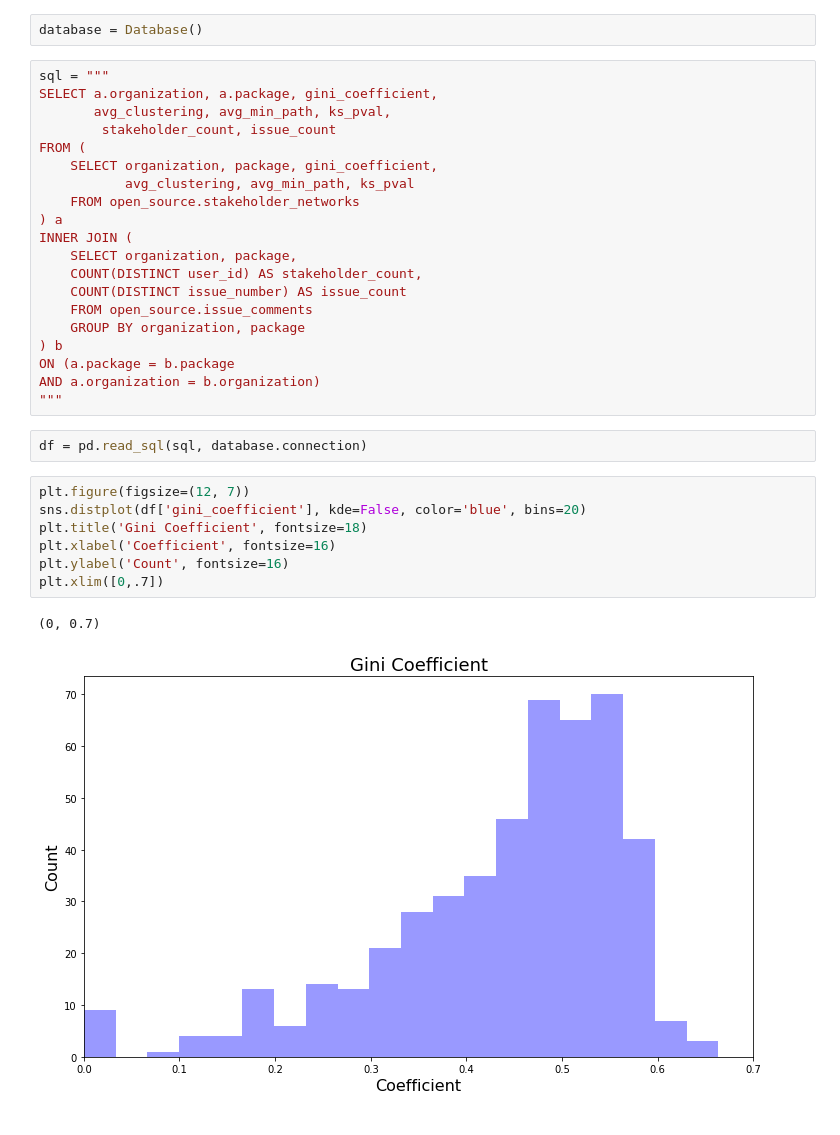
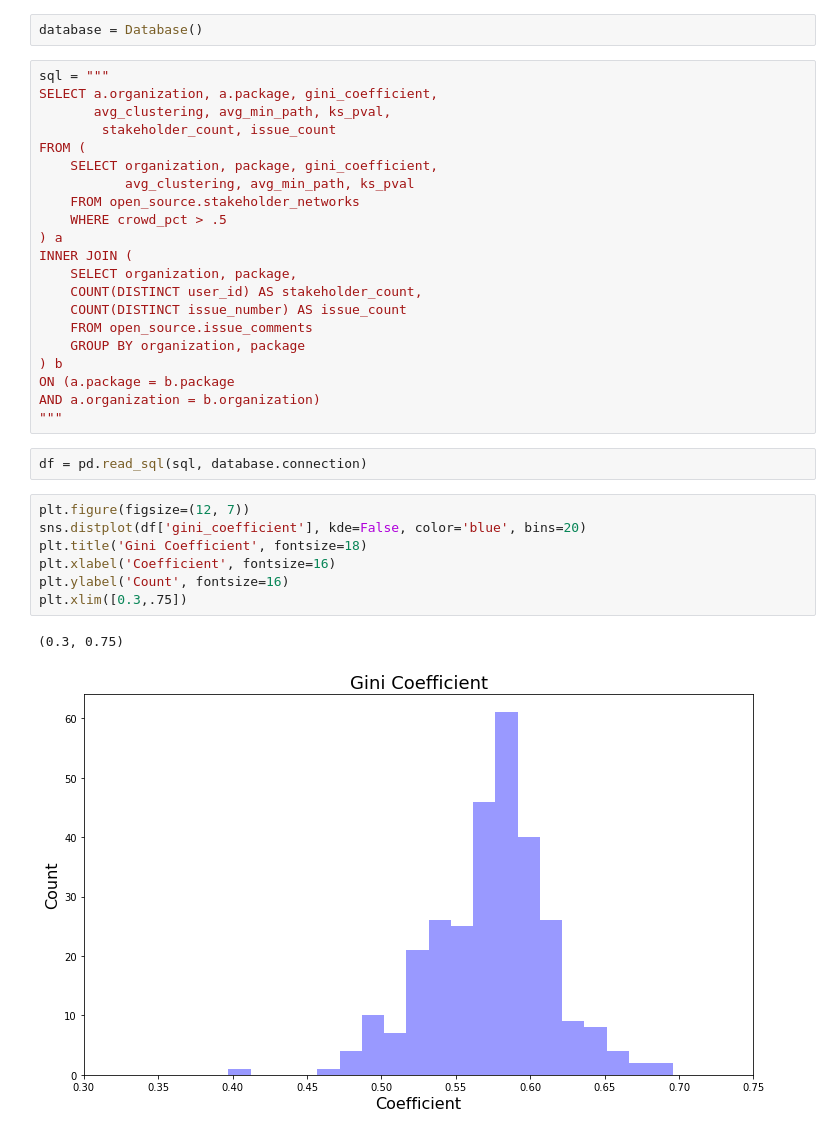
Before and after one commit to MthwRobinson/dissertation-research, a Jupyter notebook: research-notebooks/network-concentration-vs-size.ipynb, the cells around one changed output. Cells and saved outputs as stored; diff of their text form.

```diff
--- a/research-notebooks/network-concentration-vs-size.ipynb
+++ b/research-notebooks/network-concentration-vs-size.ipynb
@@ -19,6 +19,7 @@ FROM (
 	SELECT organization, package, gini_coefficient,
            avg_clustering, avg_min_path, ks_pval
 	FROM open_source.stakeholder_networks
+    WHERE crowd_pct > .5
 ) a
 INNER JOIN (
 	SELECT organization, package,
@@ -35,13 +36,13 @@ df = pd.read_sql(sql, database.connection)
 # %%
 plt.figure(figsize=(12, 7))
 sns.distplot(df['gini_coefficient'], kde=False, color='blue', bins=20)
 plt.title('Gini Coefficient', fontsize=18)
 plt.xlabel('Coefficient', fontsize=16)
 plt.ylabel('Count', fontsize=16)
-plt.xlim([0,.7])
+plt.xlim([0.3,.75])
 # %% [output]
-(0, 0.7)
+(0.3, 0.75)
-[figure, old version]
+[figure, new version]
 # %%
 plt.figure(figsize=(12, 7))
 sns.scatterplot(x=np.log(df['stakeholder_count']), y=df['gini_coefficient'], color='blue')
```
Also changed, not shown: parts of 8 cells of this notebook, 3 other files.
